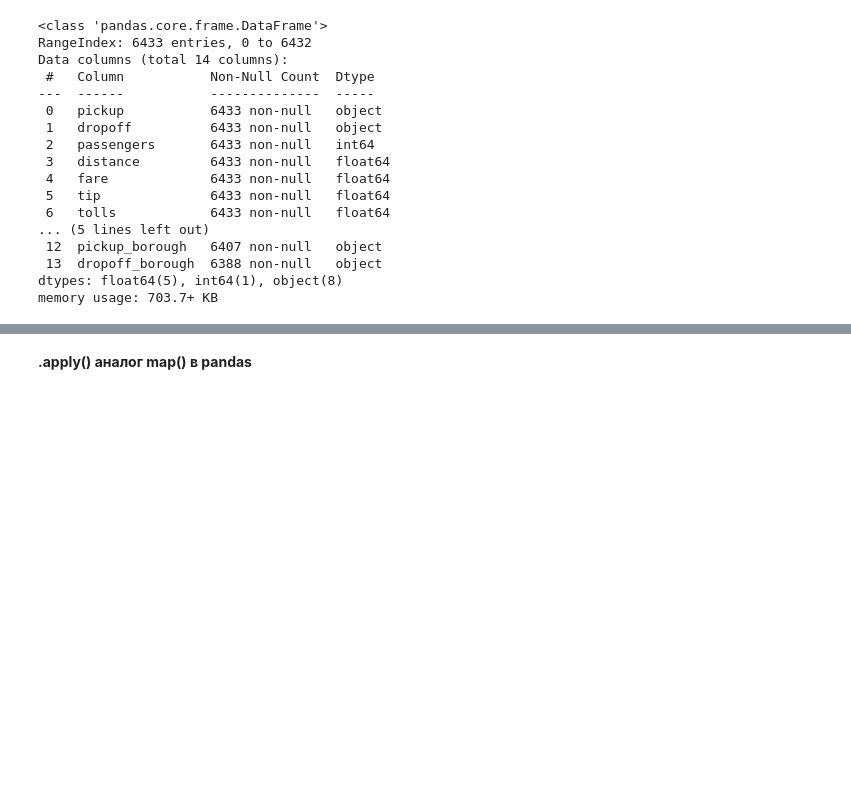
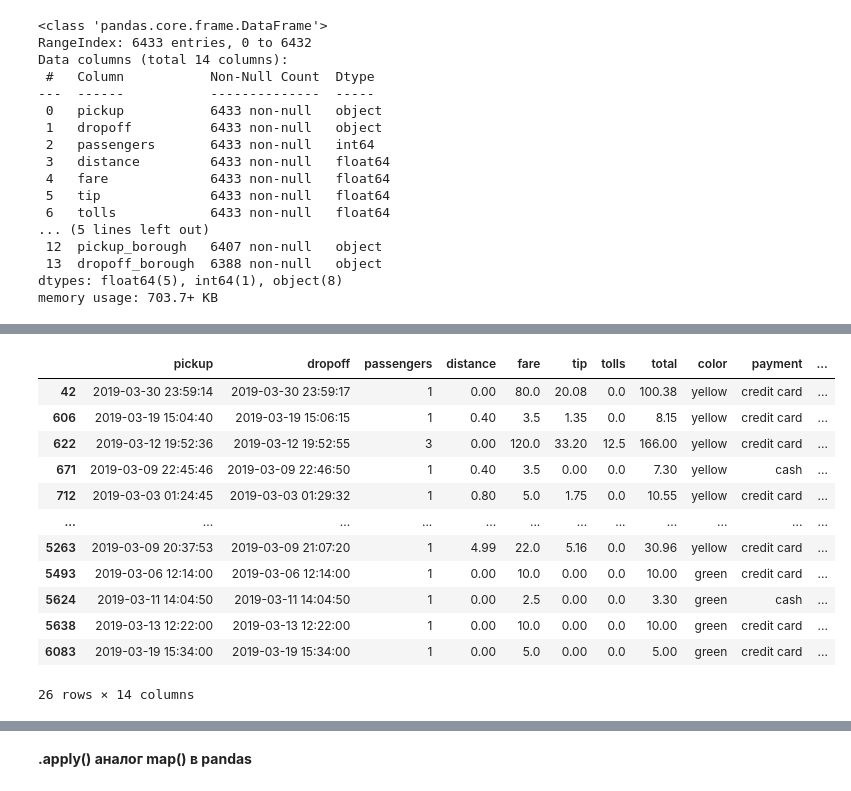
Before and after one commit to lectures-python/Python_lectures_HW, a Jupyter notebook: lectures_1_4.ipynb, the cells around one changed output, grey strips where cells are left out. Cells and saved outputs as stored; diff of their text form; code cells hidden in the pictures; blank space fills up the shorter version.

```diff
--- a/lectures_1_4.ipynb
+++ b/lectures_1_4.ipynb
@@ -1356,0 +1302,2 @@ Wall time: 10 ms
+# %%
+taxis = taxis.drop_duplicates().reset_index(drop=True) # Удаление дублей с переназначением идексов, старые индексы удаляются
@@ -1356,0 +1312,2 @@ Wall time: 10 ms
+# %%
+taxis['payment'] = taxis['payment'].dropna()
@@ -1356,0 +1316,2 @@ Wall time: 10 ms
+# %%
+taxis['payment'] = taxis['payment'].fillna('cash')
@@ -1357 +1335,3 @@ Wall time: 10 ms
+# %%
+taxis['pickup'] = taxis['pickup'].astype('datetime64[ns]')
 # %%
@@ -1363,0 +1375,16 @@ Index(['pickup', 'dropoff', 'passengers', 'distance', 'fare', 'tip', 'tolls',
+# %%
+taxis[taxis['pickup_borough'].isnull() == True] # так можно посмотреть строки с пропущенными значениями конкретного признака
+# %% [output]
+|  | pickup | dropoff | passengers | distance | fare | tip | tolls | total | color | payment | ... |
+| 42 | 2019-03-30 23:59:14 | 2019-03-30 23:59:17 | 1 | 0.00 | 80.0 | 20.08 | 0.0 | 100.38 | yellow | credit card | ... |
+| 606 | 2019-03-19 15:04:40 | 2019-03-19 15:06:15 | 1 | 0.40 | 3.5 | 1.35 | 0.0 | 8.15 | yellow | credit card | ... |
+| 622 | 2019-03-12 19:52:36 | 2019-03-12 19:52:55 | 3 | 0.00 | 120.0 | 33.20 | 12.5 | 166.00 | yellow | credit card | ... |
+| 671 | 2019-03-09 22:45:46 | 2019-03-09 22:46:50 | 1 | 0.40 | 3.5 | 0.00 | 0.0 | 7.30 | yellow | cash | ... |
+| 712 | 2019-03-03 01:24:45 | 2019-03-03 01:29:32 | 1 | 0.80 | 5.0 | 1.75 | 0.0 | 10.55 | yellow | credit card | ... |
+| ... | ... | ... | ... | ... | ... | ... | ... | ... | ... | ... | ... |
+| 5263 | 2019-03-09 20:37:53 | 2019-03-09 21:07:20 | 1 | 4.99 | 22.0 | 5.16 | 0.0 | 30.96 | yellow | credit card | ... |
+| 5493 | 2019-03-06 12:14:00 | 2019-03-06 12:14:00 | 1 | 0.00 | 10.0 | 0.00 | 0.0 | 10.00 | green | credit card | ... |
+| 5624 | 2019-03-11 14:04:50 | 2019-03-11 14:04:50 | 1 | 0.00 | 2.5 | 0.00 | 0.0 | 3.30 | green | cash | ... |
+| 5638 | 2019-03-13 12:22:00 | 2019-03-13 12:22:00 | 1 | 0.00 | 10.0 | 0.00 | 0.0 | 10.00 | green | credit card | ... |
+| 6083 | 2019-03-19 15:34:00 | 2019-03-19 15:34:00 | 1 | 0.00 | 5.0 | 0.00 | 0.0 | 5.00 | green | credit card | ... |
+26 rows × 14 columns
```
Also changed, not shown: parts of 36 cells of this notebook.
